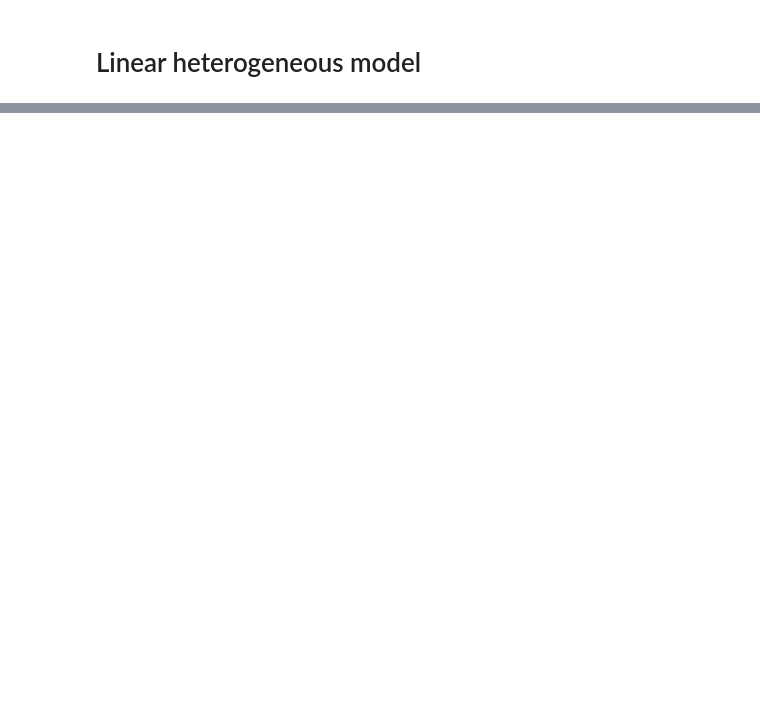
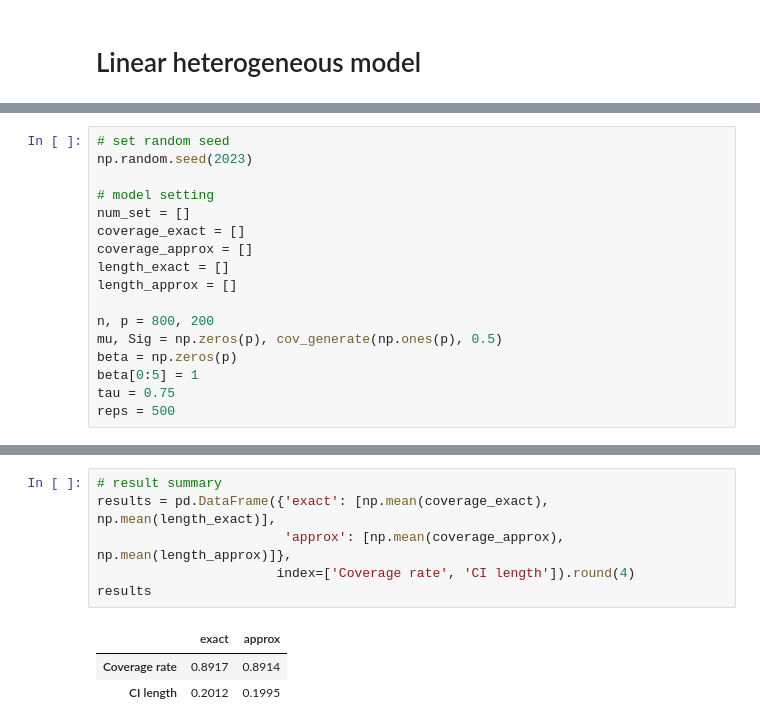
Before and after one commit to snigdhagit/QR-Selectinf, a Jupyter notebook: QR/example.ipynb, the cells around one changed output, grey strips where cells are left out. Saved outputs shown, nothing was run; the diff lists cells and outputs as text; blank space fills up the shorter version.

```diff
--- a/QR/example.ipynb
+++ b/QR/example.ipynb
@@ -141,0 +215,17 @@ results
+# %%
+# set random seed
+np.random.seed(2023)
+
+# model setting
+num_set = []
+coverage_exact = []
+coverage_approx = []
+length_exact = []
+length_approx = []
+
+n, p = 800, 200
+mu, Sig = np.zeros(p), cov_generate(np.ones(p), 0.5)
+beta = np.zeros(p)
+beta[0:5] = 1
+tau = 0.75
+reps = 500
@@ -141,0 +279,10 @@ results
+# %%
+# result summary
+results = pd.DataFrame({'exact': [np.mean(coverage_exact), np.mean(length_exact)],
+                        'approx': [np.mean(coverage_approx), np.mean(length_approx)]},
+                       index=['Coverage rate', 'CI length']).round(4)
+results
+# %% [output]
+|  | exact | approx |
+| Coverage rate | 0.8917 | 0.8914 |
+| CI length | 0.2012 | 0.1995 |
```
Also changed, not shown: parts of 11 cells of this notebook.
